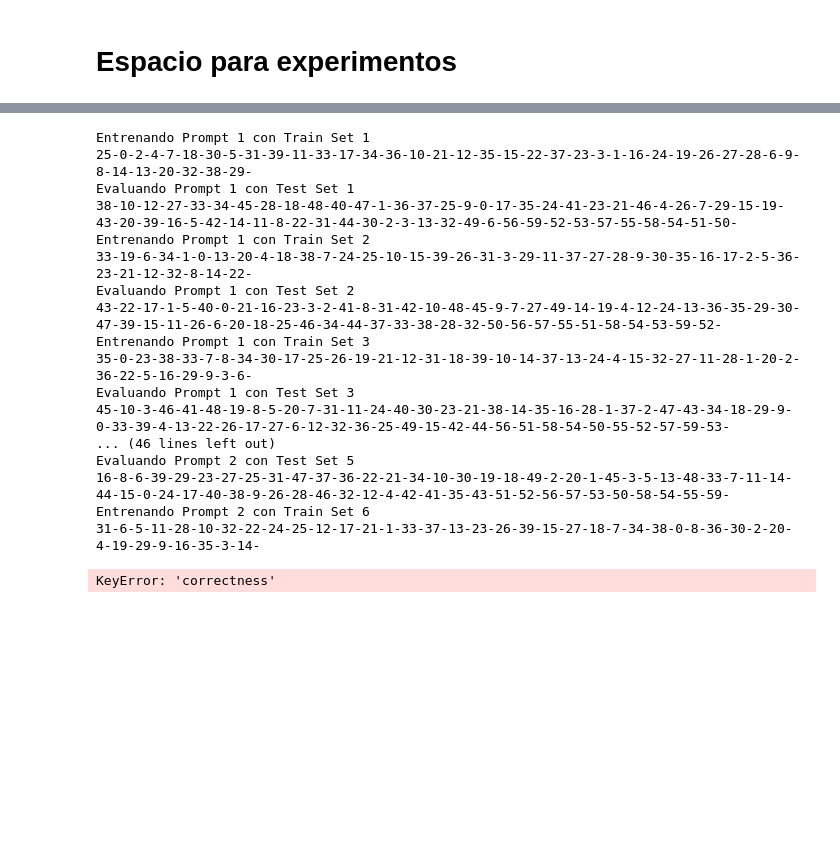
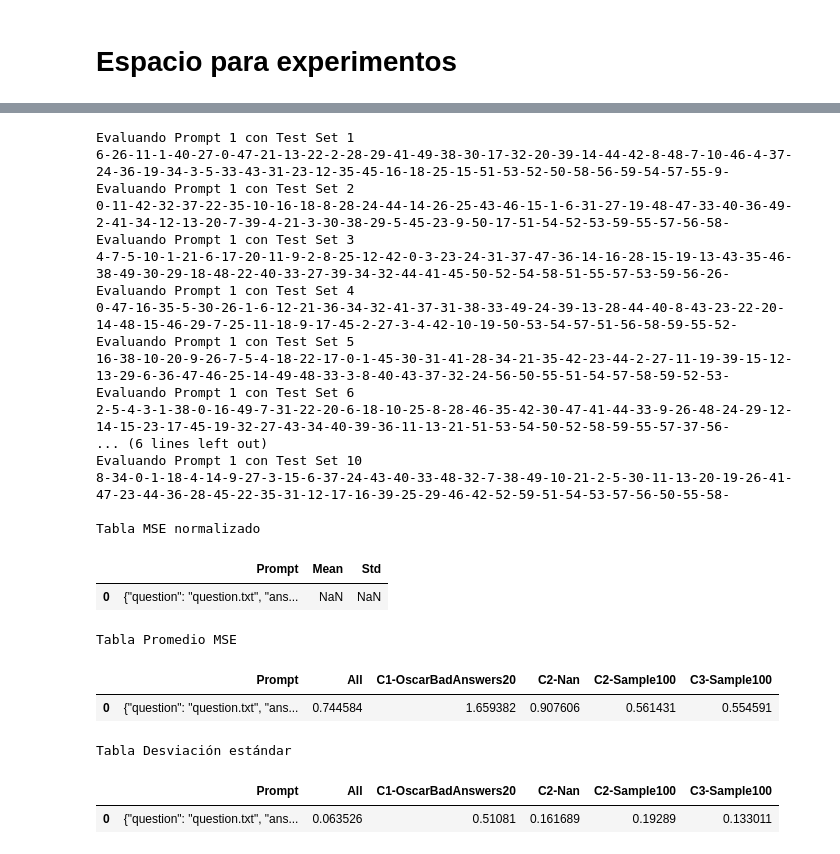
Before and after one commit to OscarRojasG/Experimentos-GPTValidator, a Jupyter notebook: Framework_Experimentos.ipynb, the cells around one changed output, grey strips where cells are left out. Saved outputs shown, nothing was run; the diff lists cells and outputs as text; code cells hidden in the pictures; blank space fills up the shorter version.

Commit message:
arreglar error al procesar diccionarios gpt mal generados

```diff
--- a/Framework_Experimentos.ipynb
+++ b/Framework_Experimentos.ipynb
@@ -513,9 +513,13 @@ def extract_dicts(answers_gpt):
     return gpt_dicts
 
 # Elimina filas del dataset donde hubo errores en la salida GPT
-def clean_set(dataset, gpt_dicts):
+def clean_set(dataset, gpt_dicts, criteria):
     for i in reversed(range(len(gpt_dicts))):
         if gpt_dicts[i] is None:
+            gpt_dicts.pop(i)
+            dataset.drop(index=i, inplace=True)
+        elif all(key in gpt_dicts[i] for key in criteria) == False:
+            print(gpt_dicts[i])
             gpt_dicts.pop(i)
             dataset.drop(index=i, inplace=True)
 
@@ -528,7 +532,7 @@ def train(train_set, prompt, criteria, eval_function, model, temperature):
     train_set = train_set.copy()
     answers_gpt = eval_gpt(train_set, prompt, model, temperature)
     gpt_dicts = extract_dicts(answers_gpt)
-    clean_set(train_set, gpt_dicts)
+    clean_set(train_set, gpt_dicts, criteria)
     real_scores = get_real_scores(train_set)
     return optimize_params(gpt_dicts, real_scores, criteria, eval_function)
 
@@ -537,13 +541,17 @@ def test(test_set, prompt, criteria, eval_function, eval_params, model, temperat
     test_set = test_set.copy()
     answers_gpt = eval_gpt(test_set, prompt, model, temperature)
     gpt_dicts = extract_dicts(answers_gpt)
-    clean_set(test_set, gpt_dicts)
+    clean_set(test_set, gpt_dicts, criteria)
     real_scores = get_real_scores(test_set)
     pred_scores = convert_gpt_scores(gpt_dicts, real_scores, criteria, eval_function, eval_params)
 
     result_set = test_set.copy(deep=True)
     result_set['gpt_eval'] = pred_scores
-    return calculate_mse(result_set)
+
+    df_dicts = pd.DataFrame(gpt_dicts)
+    result_set = pd.concat([result_set, df_dicts], axis=1)
+
+    return calculate_mse(result_set), result_set
 
 # Retorna un dataset con el MSE por grupo
 def calculate_mse(result_set):
@@ -556,6 +564,7 @@ def calculate_mse(result_set):
 def experiment(dataset, prompts, repetitions, eval_function, eval_params=None, train_set_size=40, test_set_size=60, seed=42, model="gpt-4o-mini", temperature=0.1):
     sets = generate_sets(dataset, repetitions, train_set_size, test_set_size, seed)
     stats = []
+    full_df = pd.DataFrame()
 
     for i, prompt_data in enumerate(prompts):
         prompt = prompt_data.prompt
@@ -573,13 +582,18 @@ def experiment(dataset, prompts, repetitions, eval_function, eval_params=None, t
                 print()
 
             print(f"Evaluando Prompt {i+1} con Test Set {j+1}")
-            metrics = test(test_set, prompt, criteria, eval_function, iter_params, model, temperature)
+            metrics, result_set = test(test_set, prompt, criteria, eval_function, iter_params, model, temperature)
             stats[i].append({
                 "MSE": metrics,
                 "params": iter_params
             })
             print()
 
+            result_set['prompt'] = prompt
+            result_set['repetition'] = j+1
+            full_df = pd.concat([full_df, result_set], ignore_index=True)
+
+    full_df.to_excel('final_set.xlsx', index=False)
     filename = save_stats(prompts, stats, eval_function, train_set_size, test_set_size, model, temperature)
     read_results(filename)
 
@@ -735,21 +741,28 @@ feedback_normal.txt
 # %%
-x = experiment(df, prompts, repetitions=10, eval_function="map", eval_params=None, train_set_size=40, test_set_size=60, seed=42, model="gpt-4o-mini", temperature=0.2)
+x = experiment(df, prompts, repetitions=10, eval_function="map", eval_params=[1, 3.33333, 6.66666], train_set_size=40, test_set_size=60, seed=42, model="gpt-4o-mini", temperature=0.1)
 # %% [output]
-Entrenando Prompt 1 con Train Set 1
-25-0-2-4-7-18-30-5-31-39-11-33-17-34-36-10-21-12-35-15-22-37-23-3-1-16-24-19-26-27-28-6-9-8-14-13-20-32-38-29-
 Evaluando Prompt 1 con Test Set 1
-38-10-12-27-33-34-45-28-18-48-40-47-1-36-37-25-9-0-17-35-24-41-23-21-46-4-26-7-29-15-19-43-20-39-16-5-42-14-11-8-22-31-44-30-2-3-13-32-49-6-56-59-52-53-57-55-58-54-51-50-
-Entrenando Prompt 1 con Train Set 2
-33-19-6-34-1-0-13-20-4-18-38-7-24-25-10-15-39-26-31-3-29-11-37-27-28-9-30-35-16-17-2-5-36-23-21-12-32-8-14-22-
+6-26-11-1-40-27-0-47-21-13-22-2-28-29-41-49-38-30-17-32-20-39-14-44-42-8-48-7-10-46-4-37-24-36-19-34-3-5-33-43-31-23-12-35-45-16-18-25-15-51-53-52-50-58-56-59-54-57-55-9-
 Evaluando Prompt 1 con Test Set 2
-43-22-17-1-5-40-0-21-16-23-3-2-41-8-31-42-10-48-45-9-7-27-49-14-19-4-12-24-13-36-35-29-30-47-39-15-11-26-6-20-18-25-46-34-44-37-33-38-28-32-50-56-57-55-51-58-54-53-59-52-
-Entrenando Prompt 1 con Train Set 3
-35-0-23-38-33-7-8-34-30-17-25-26-19-21-12-31-18-39-10-14-37-13-24-4-15-32-27-11-28-1-20-2-36-22-5-16-29-9-3-6-
+0-11-42-32-37-22-35-10-16-18-8-28-24-44-14-26-25-43-46-15-1-6-31-27-19-48-47-33-40-36-49-2-41-34-12-13-20-7-39-4-21-3-30-38-29-5-45-23-9-50-17-51-54-52-53-59-55-57-56-58-
 Evaluando Prompt 1 con Test Set 3
-45-10-3-46-41-48-19-8-5-20-7-31-11-24-40-30-23-21-38-14-35-16-28-1-37-2-47-43-34-18-29-9-0-33-39-4-13-22-26-17-27-6-12-32-36-25-49-15-42-44-56-51-58-54-50-55-52-57-59-53-
-... (46 lines left out)
-Evaluando Prompt 2 con Test Set 5
-16-8-6-39-29-23-27-25-31-47-37-36-22-21-34-10-30-19-18-49-2-20-1-45-3-5-13-48-33-7-11-14-44-15-0-24-17-40-38-9-26-28-46-32-12-4-42-41-35-43-51-52-56-57-53-50-58-54-55-59-
-Entrenando Prompt 2 con Train Set 6
-31-6-5-11-28-10-32-22-24-25-12-17-21-1-33-37-13-23-26-39-15-27-18-7-34-38-0-8-36-30-2-20-4-19-29-9-16-35-3-14-
+4-7-5-10-1-21-6-17-20-11-9-2-8-25-12-42-0-3-23-24-31-37-47-36-14-16-28-15-19-13-43-35-46-38-49-30-29-18-48-22-40-33-27-39-34-32-44-41-45-50-52-54-58-51-55-57-53-59-56-26-
+Evaluando Prompt 1 con Test Set 4
+0-47-16-35-5-30-26-1-6-12-21-36-34-32-41-37-31-38-33-49-24-39-13-28-44-40-8-43-23-22-20-14-48-15-46-29-7-25-11-18-9-17-45-2-27-3-4-42-10-19-50-53-54-57-51-56-58-59-55-52-
+Evaluando Prompt 1 con Test Set 5
+16-38-10-20-9-26-7-5-4-18-22-17-0-1-45-30-31-41-28-34-21-35-42-23-44-2-27-11-19-39-15-12-13-29-6-36-47-46-25-14-49-48-33-3-8-40-43-37-32-24-56-50-55-51-54-57-58-59-52-53-
+Evaluando Prompt 1 con Test Set 6
+2-5-4-3-1-38-0-16-49-7-31-22-20-6-18-10-25-8-28-46-35-42-30-47-41-44-33-9-26-48-24-29-12-14-15-23-17-45-19-32-27-43-34-40-39-36-11-13-21-51-53-54-50-52-58-59-55-57-37-56-
+... (6 lines left out)
+Evaluando Prompt 1 con Test Set 10
+8-34-0-1-18-4-14-9-27-3-15-6-37-24-43-40-33-48-32-7-38-49-10-21-2-5-30-11-13-20-19-26-41-47-23-44-36-28-45-22-35-31-12-17-16-39-25-29-46-42-52-59-51-54-53-57-56-50-55-58-
+
+Tabla MSE normalizado
+|  | Prompt | Mean | Std |
+| 0 | {"question": "question.txt", "ans... | NaN | NaN |
-KeyError: 'correctness'
+Tabla Promedio MSE
+|  | Prompt | All | C1-OscarBadAnswers20 | C2-Nan | C2-Sample100 | C3-Sample100 |
+| 0 | {"question": "question.txt", "ans... | 0.744584 | 1.659382 | 0.907606 | 0.561431 | 0.554591 |
+Tabla Desviación estándar
+|  | Prompt | All | C1-OscarBadAnswers20 | C2-Nan | C2-Sample100 | C3-Sample100 |
+| 0 | {"question": "question.txt", "ans... | 0.063526 | 0.51081 | 0.161689 | 0.19289 | 0.133011 |
```
Also changed, not shown: parts of 4 cells of this notebook.
